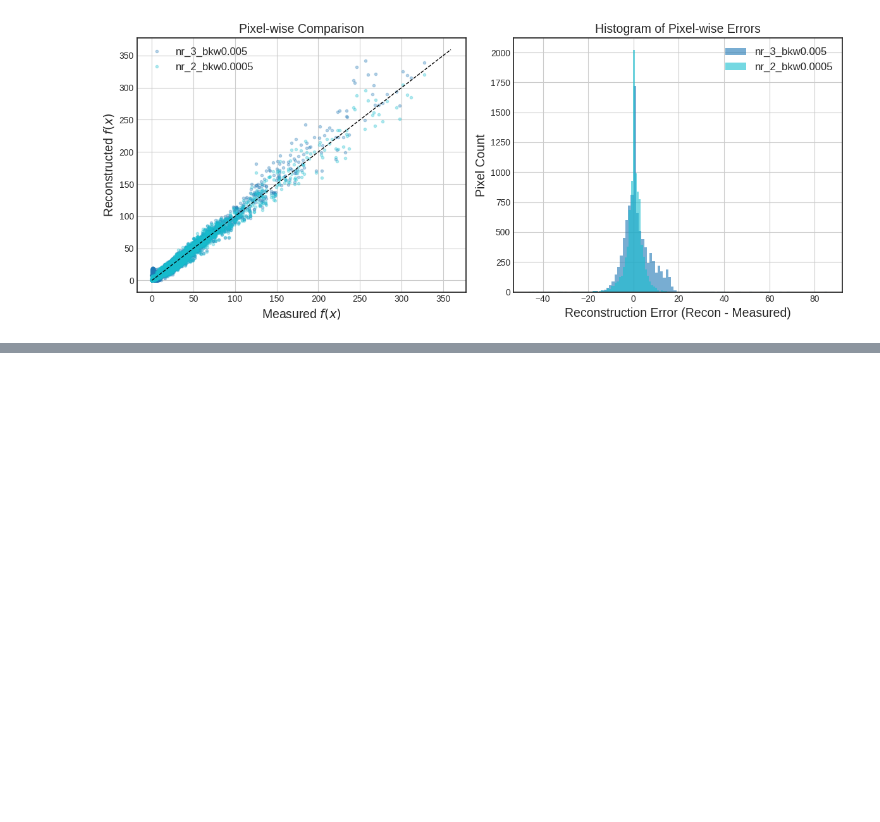
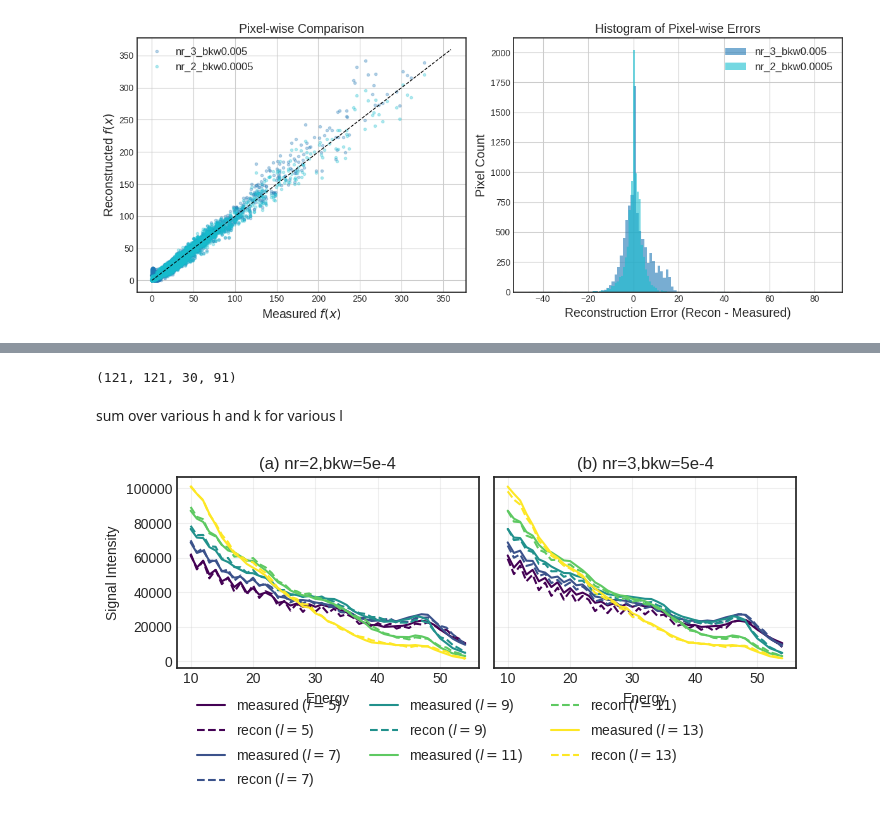
Before and after one commit to zhantaochen/kernel-s2e, a Jupyter notebook: kernel_learning_statistics_zt.ipynb, the cells around one changed output, grey strips where cells are left out. Drawn from its saved outputs; the diff is of its cells as text; code cells hidden in the pictures; blank space fills up the shorter version.

```diff
--- a/kernel_learning_statistics_zt.ipynb
+++ b/kernel_learning_statistics_zt.ipynb
@@ -776,0 +841,61 @@ plt.show()
+# %%
+#load processed data
+data_path = '/pscratch/sd/y/yn754/data/kernel-s2e/plots/nr_2_bkw0.0005'
+data1 = np.load(os.path.join(data_path, 'data_arrays.npz'))
+data_path = '/pscratch/sd/y/yn754/data/kernel-s2e/plots/nr_3_bkw0.0005'
+data2 = np.load(os.path.join(data_path, 'data_arrays.npz'))
+# %%
+data['s_exp_full_2d'].shape
+# %% [output]
+(121, 121, 30, 91)
+# %% [markdown]
+sum over various h and k for various l
+# %%
+import matplotlib.pyplot as plt
+import numpy as np
+
+# ROI and energy bins
+x, y = 20, 100
+en = range(10, 55)
+energy_bins = np.array(en)
+
+# Plot setup: 1 row, 2 columns
+fig, axes = plt.subplots(1, 2, figsize=(7.2, 3), sharey=True)  # PRL two-column width
+colors = plt.cm.viridis(np.linspace(0, 1, 5))
+
+# Simulate two datasets: data1 and data2
+datasets = [data1, data2]
+titles = ["(a) nr=2,bkw=5e-4", "(b) nr=3,bkw=5e-4"]
+
+for col, (data, title) in enumerate(zip(datasets, titles)):
+    ax = axes[col]
+
+    for idx, l in enumerate(range(5, 15, 2)):
+        true = data['s_exp_full_2d'][:, :, l, en]
+        ms   = data['s_bkg_full_2d'][:, :, l, en] + data['s_sig_full_2d'][:, :, l, en]
+
+        truth_profile = np.abs(true.sum(0).sum(0))
+        recon_profile = ms.sum(0).sum(0)
+
+        ax.plot(energy_bins, truth_profile, color=colors[idx], linestyle='-',
+                label=f"measured ($l={l}$)")
+        ax.plot(energy_bins, recon_profile, color=colors[idx], linestyle='--',
+                label=f"recon ($l={l}$)")
+
+    ax.set_title(title)
+    ax.set_xlabel(r"Energy")
+    if col == 0:
+        ax.set_ylabel("Signal Intensity")
+    ax.grid(True, alpha=0.3)
+
+# Create shared legend
+handles, labels = axes[0].get_legend_handles_labels()
+fig.legend(handles, labels,
+           loc='lower center', bbox_to_anchor=(0.5, -0.2),
+           frameon=False, ncol=3)
+
+plt.tight_layout(rect=[0, 0.07, 1, 1])  # leave space at bottom for legend
+#plt.savefig("recon_comparison_shared_legend.pdf", bbox_inches='tight', dpi=600)
+plt.show()
+# %% [output]
+[figure, added]
```
Also changed, not shown: parts of 5 cells of this notebook.
